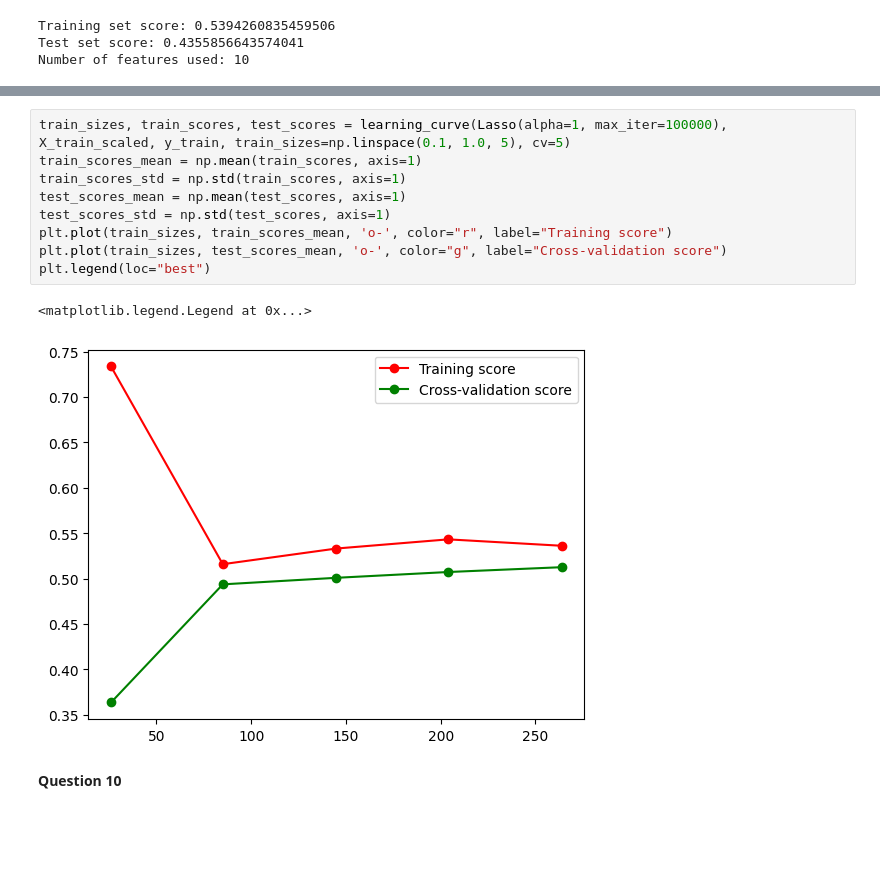
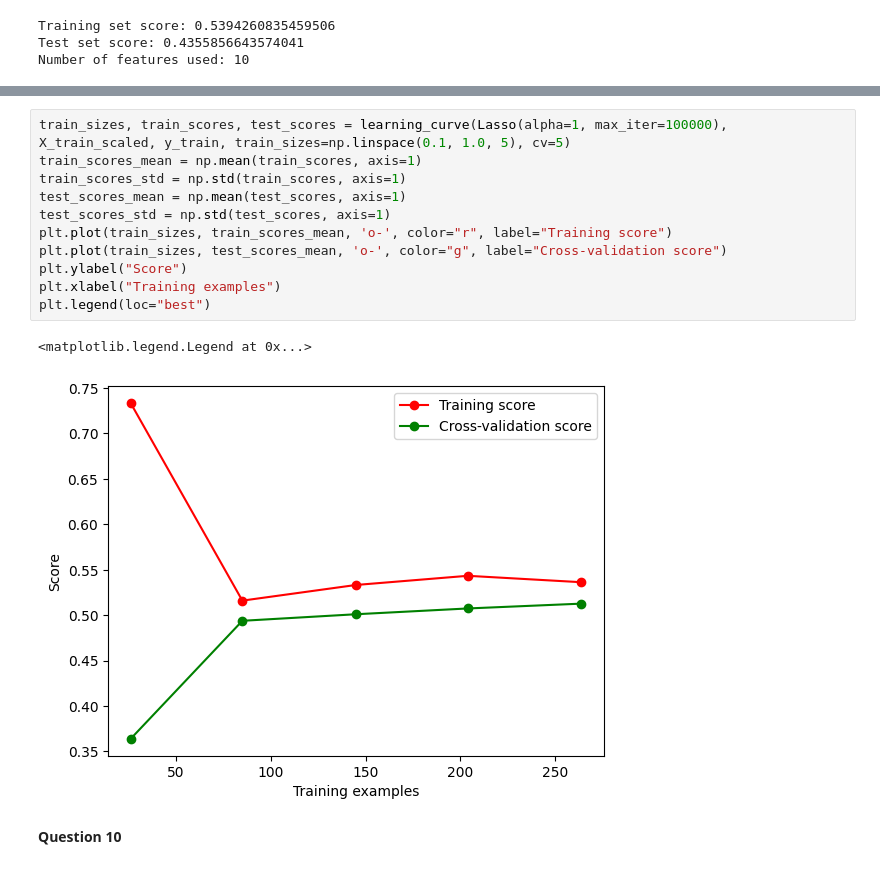
Before and after one commit to mbeps/Machine-Learning-Assignment-2, a Jupyter notebook: Assignment_2.ipynb, the cells around one changed output, grey strips where cells are left out. Cells and saved outputs as stored; diff of their text form; blank space fills up the shorter version.

```diff
--- a/Assignment_2.ipynb
+++ b/Assignment_2.ipynb
@@ -203,15 +232,17 @@ plt.legend(loc="best")
 # %%
 train_sizes, train_scores, test_scores = learning_curve(Lasso(alpha=1, max_iter=100000), X_train_scaled, y_train, train_sizes=np.linspace(0.1, 1.0, 5), cv=5)
 train_scores_mean = np.mean(train_scores, axis=1)
 train_scores_std = np.std(train_scores, axis=1)
 test_scores_mean = np.mean(test_scores, axis=1)
 test_scores_std = np.std(test_scores, axis=1)
 plt.plot(train_sizes, train_scores_mean, 'o-', color="r", label="Training score")
 plt.plot(train_sizes, test_scores_mean, 'o-', color="g", label="Cross-validation score")
+plt.ylabel("Score")
+plt.xlabel("Training examples")
 plt.legend(loc="best")
 # %% [output]
 <matplotlib.legend.Legend at 0x...>
-[figure, old version]
+[figure, new version]
 # %% [markdown]
 **Question 10**
 # %% [markdown]
```
Also changed, not shown: parts of 6 cells of this notebook.
